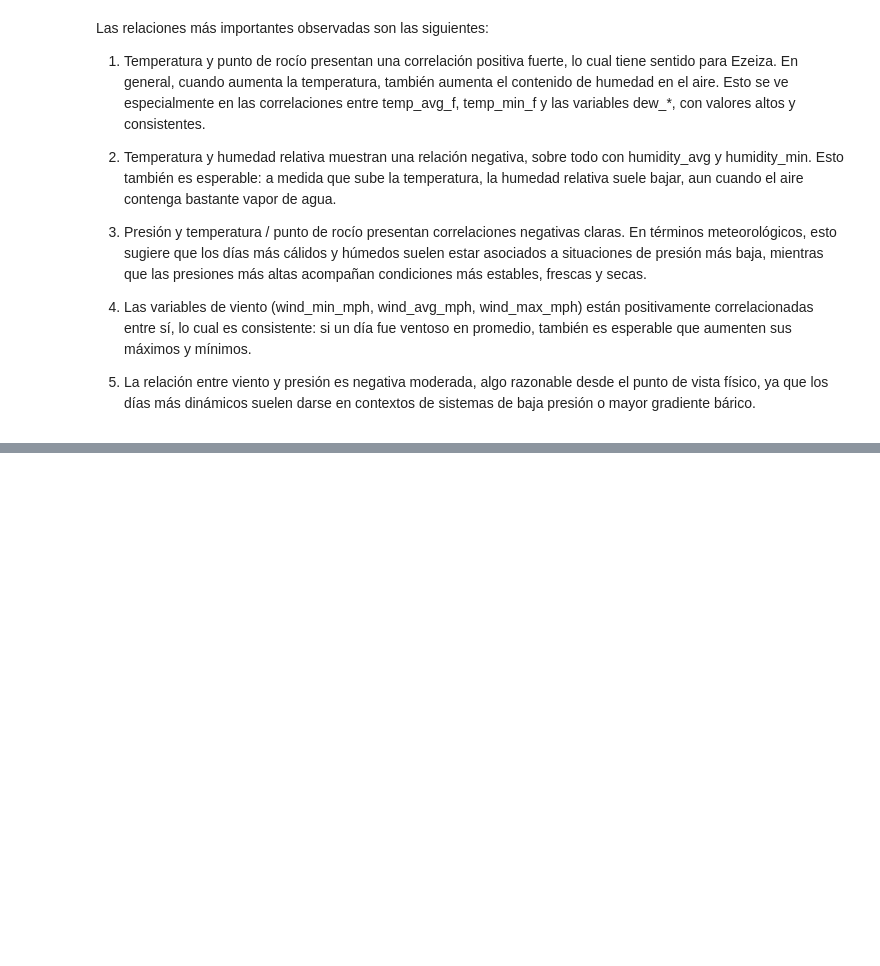
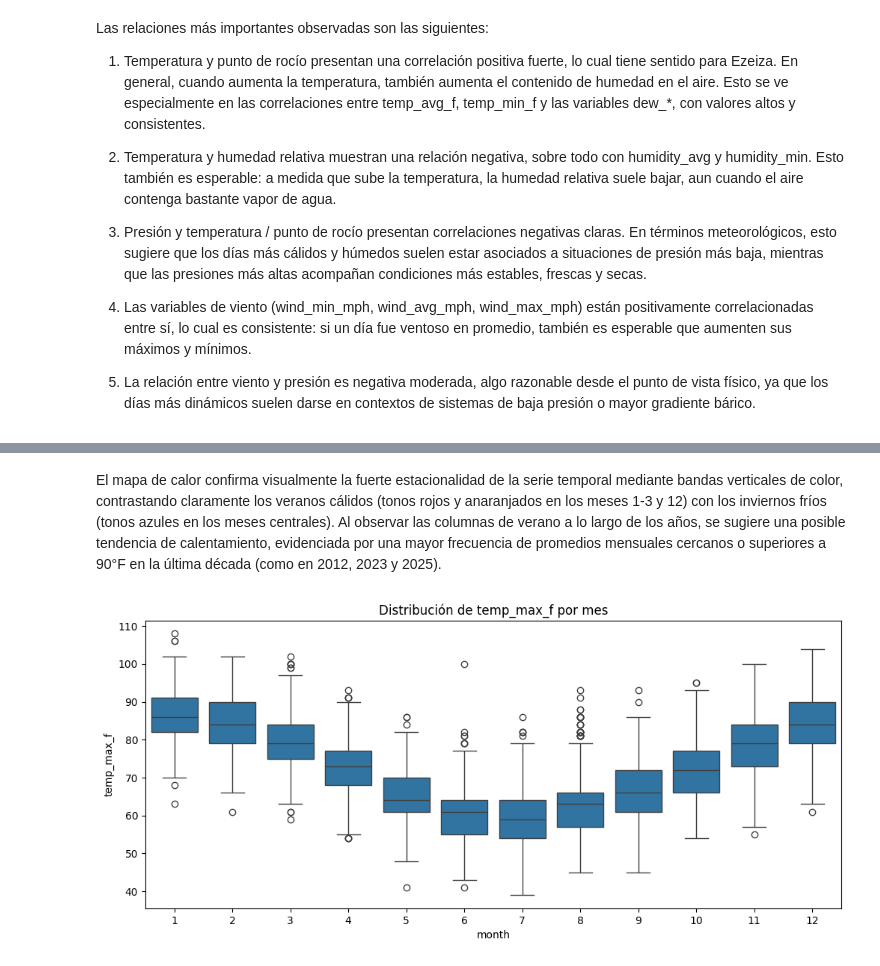
Before and after one commit to BlackSinger/PrediccionClima, a Jupyter notebook: eda.ipynb, the cells around one changed output, grey strips where cells are left out. Saved outputs shown, nothing was run; the diff lists cells and outputs as text; code cells hidden in the pictures; blank space fills up the shorter version.

```diff
--- a/eda.ipynb
+++ b/eda.ipynb
@@ -252,0 +321,10 @@ Las relaciones más importantes observadas son las siguientes:
+# %% [markdown]
+El mapa de calor confirma visualmente la fuerte estacionalidad de la serie temporal mediante bandas verticales de color, contrastando claramente los veranos cálidos (tonos rojos y anaranjados en los meses 1-3 y 12) con los inviernos fríos (tonos azules en los meses centrales). Al observar las columnas de verano a lo largo de los años, se sugiere una posible tendencia de calentamiento, evidenciada por una mayor frecuencia de promedios mensuales cercanos o superiores a 90°F en la última década (como en 2012, 2023 y 2025).
+# %%
+# Boxplot de temp_max_f por mes (ver distribución estacional)
+plt.figure(figsize=(12, 5))
+sns.boxplot(x='month', y='temp_max_f', data=df)
+plt.title('Distribución de temp_max_f por mes')
+plt.show()
+# %% [output]
+[figure, added]
```
Also changed, not shown: parts of 16 cells of this notebook, 1 other file.
